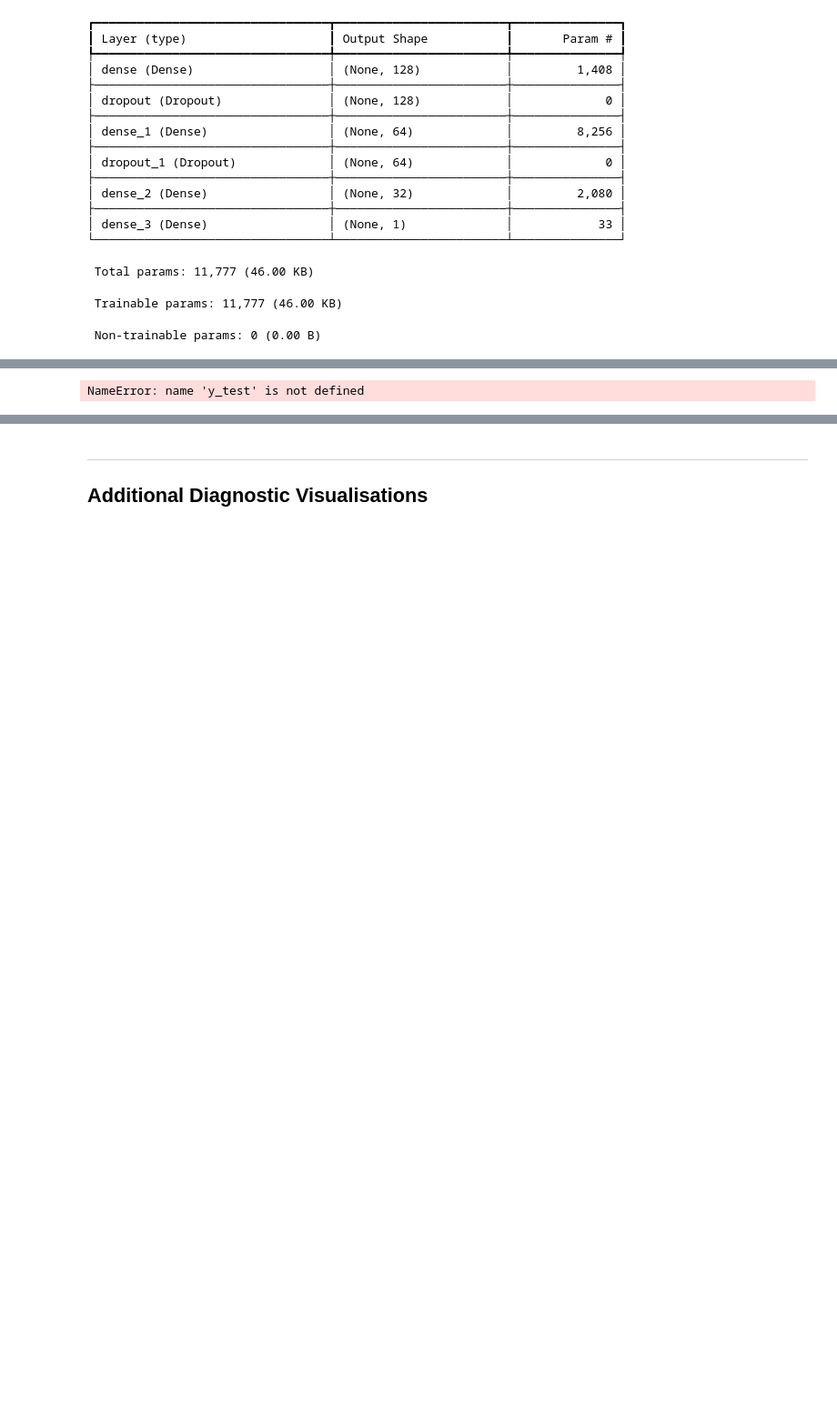
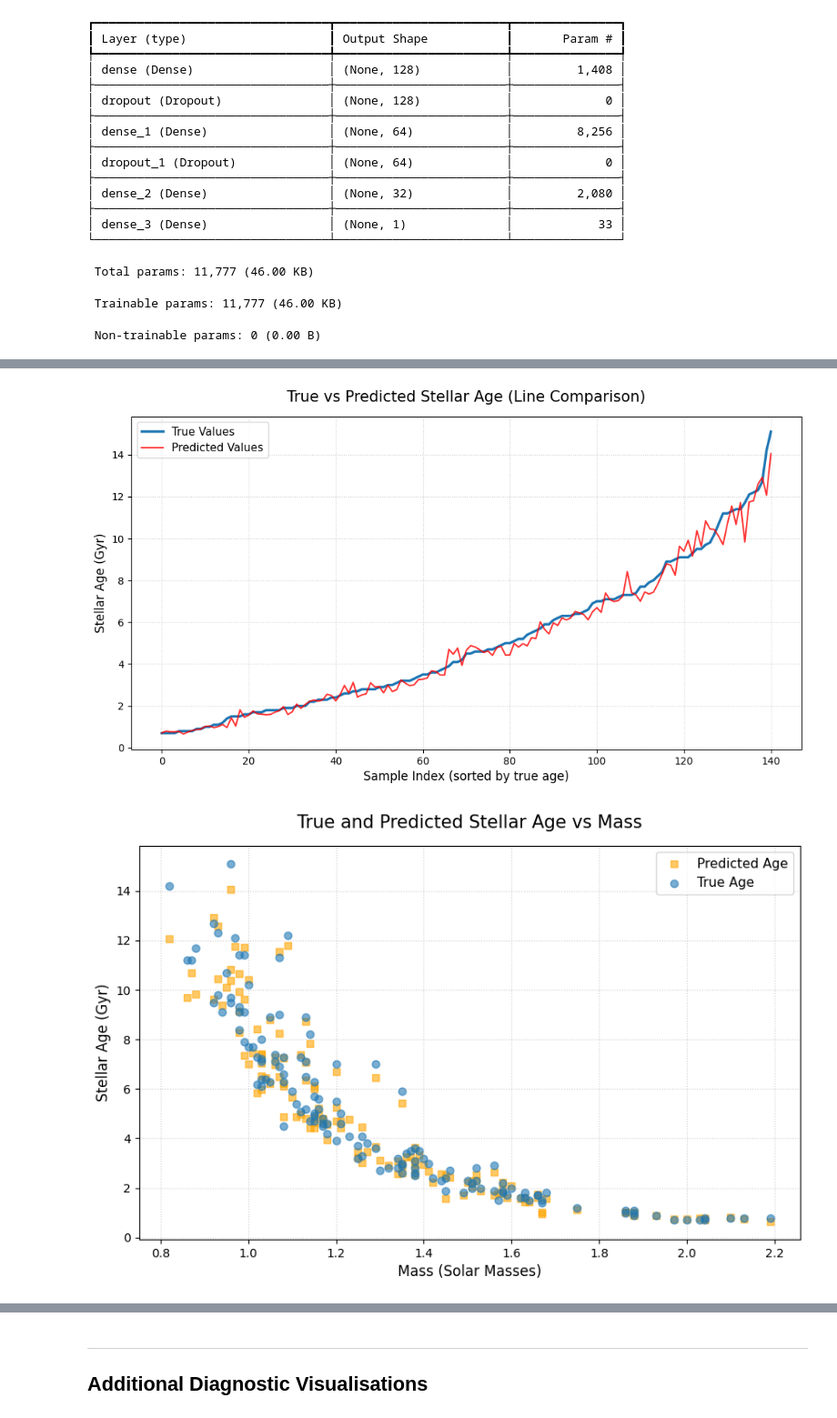
Before and after one commit to nakulpandit/DL_Proj_Final, a Jupyter notebook: DL_project.ipynb, the cells around one changed output, grey strips where cells are left out. Shown at 91% size. Saved outputs shown, nothing was run; the diff lists cells and outputs as text; code cells hidden in the pictures; blank space fills up the shorter version.

```diff
--- a/DL_project.ipynb
+++ b/DL_project.ipynb
@@ -383,25 +488,38 @@ plt.show()
 # %%
 # True vs Predicted Stellar Age (Line Comparison)
 y_test_flat = y_test.values.flatten()
 y_pred_flat = y_pred.flatten()
 
 # Sort for cleaner visualization
 sorted_idx = np.argsort(y_test_flat)
 y_test_sorted = y_test_flat[sorted_idx]
 y_pred_sorted = y_pred_flat[sorted_idx]
 
-plt.figure(figsize=(10, 5))
-plt.plot(y_test_sorted, label="True Values")
-plt.plot(y_pred_sorted, label="Predicted Values")
-plt.xlabel("Sample Index (sorted by true age)")
-plt.ylabel("Stellar Age (Gyr)")
-plt.title("True vs Predicted Stellar Age (Line Comparison)")
-plt.legend()
-plt.grid(True)
+plt.figure(figsize=(12, 6))
+plt.plot(y_test_sorted, label="True Values", color='#1f77b4', linewidth=2.5)
+plt.plot(y_pred_sorted, label="Predicted Values", color='red', linewidth=1.5, alpha=0.8)
+plt.xlabel("Sample Index (sorted by true age)", fontsize=12)
+plt.ylabel("Stellar Age (Gyr)", fontsize=12)
+plt.title("True vs Predicted Stellar Age (Line Comparison)", fontsize=15, pad=15)
+plt.legend(fontsize=11)
+plt.grid(True, linestyle=':', alpha=0.6)
 plt.savefig("plots/true_vs_predicted_line_comparison.png", dpi=150, bbox_inches="tight")
 plt.show()
+
+# True and Predicted Stellar Age vs Mass
+plt.figure(figsize=(10, 6))
+plt.scatter(X_test["mass"], y_pred, alpha=0.6, label='Predicted Age', color='orange', marker='s', s=40)
+plt.scatter(X_test["mass"], y_test, alpha=0.6, label='True Age', color='#1f77b4', s=40)
+plt.xlabel("Mass (Solar Masses)", fontsize=12)
+plt.ylabel("Stellar Age (Gyr)", fontsize=12)
+plt.title("True and Predicted Stellar Age vs Mass", fontsize=15, pad=15)
+plt.legend(fontsize=11)
+plt.grid(True, linestyle=':', alpha=0.6)
+plt.savefig('plots/stellar_age_vs_mass.png', dpi=150, bbox_inches='tight')
+plt.show()
 # %% [output]
-NameError: name 'y_test' is not defined
+[figure, added]
+[figure, added]
 # %%
 residuals = y_test - y_pred
 
```
Also changed, not shown: parts of 24 cells of this notebook, 15 other files.
